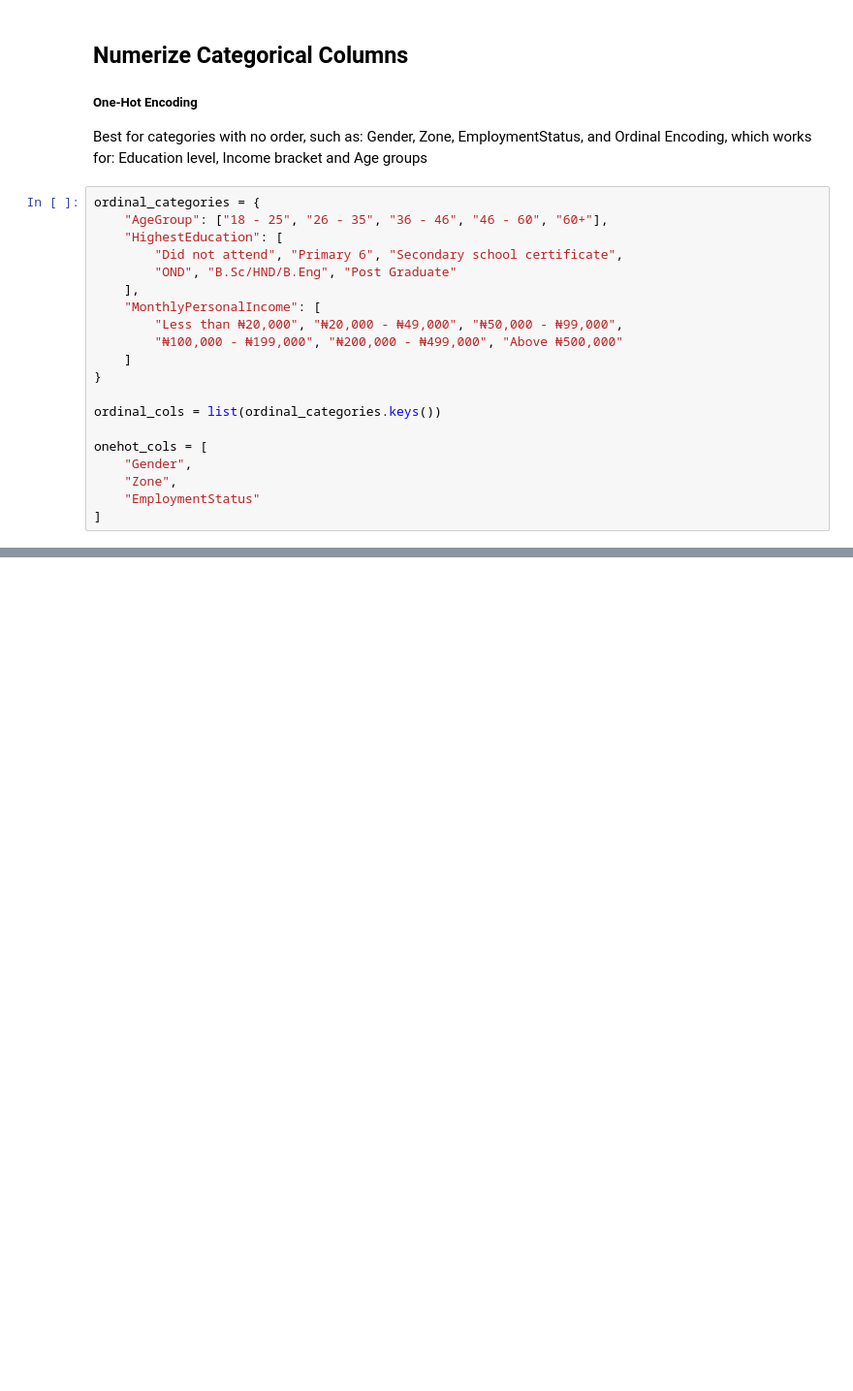
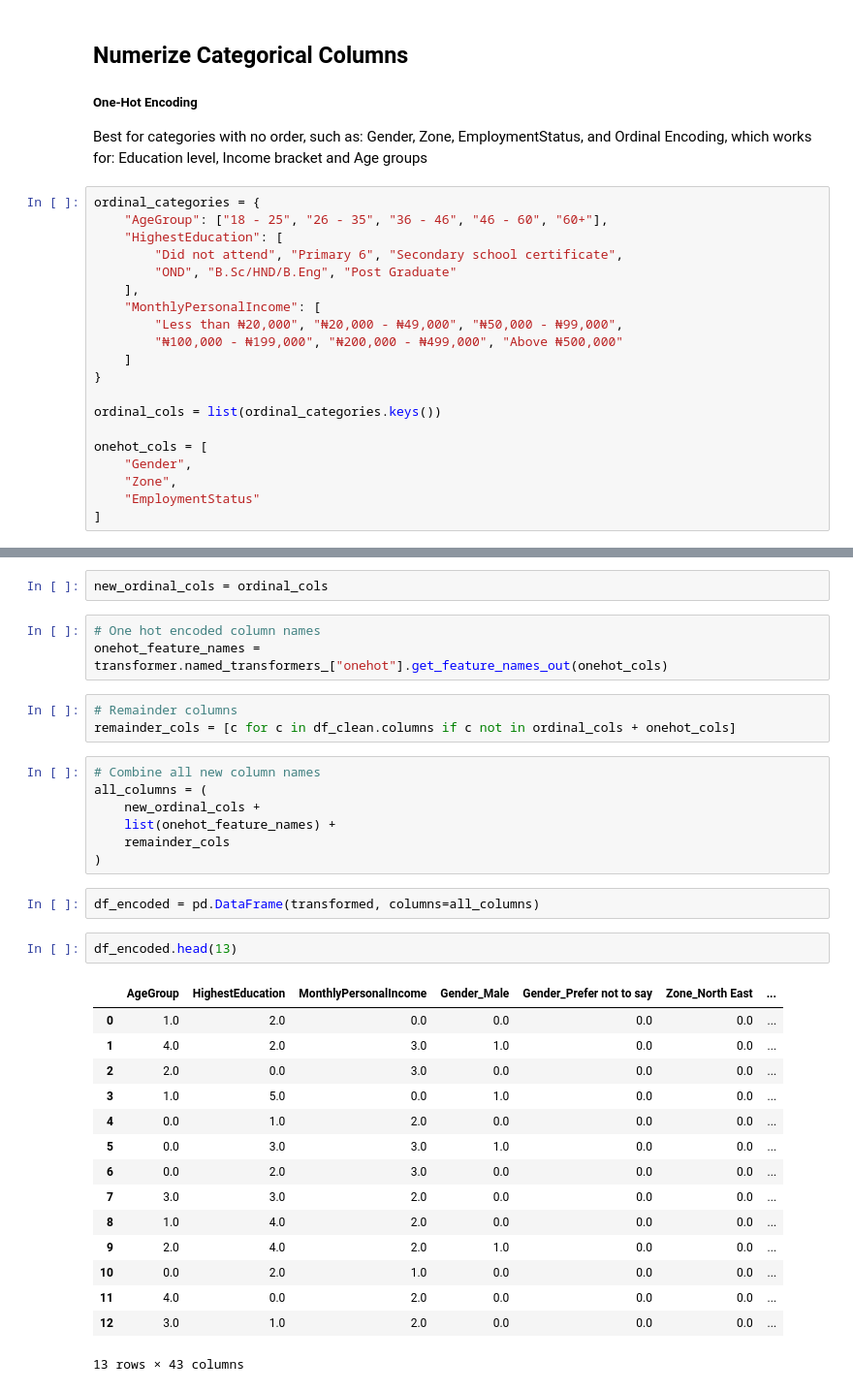
Before and after one commit to monkeyband114/Blockchaindataanalysis, a Jupyter notebook: DataCleaning_Feature_Extraction.ipynb, the cells around one changed output, grey strips where cells are left out. Shown at 97% size. Cells and saved outputs as stored; diff of their text form; blank space fills up the shorter version.

Commit message:
Changes to be committed: 	modified:   .ipynb_checkpoints/DataCleaning_Feature_Extraction-checkpoint.ipynb 	modified:   DataCleaning_Feature_Extraction.ipynb 	new file:   Nigerian_Election_Dataset.csv

```diff
--- a/DataCleaning_Feature_Extraction.ipynb
+++ b/DataCleaning_Feature_Extraction.ipynb
@@ -259,0 +253,35 @@ preprocessor = ColumnTransformer(
+# %%
+new_ordinal_cols = ordinal_cols
+# %%
+# One hot encoded column names
+onehot_feature_names = transformer.named_transformers_["onehot"].get_feature_names_out(onehot_cols)
+# %%
+# Remainder columns
+remainder_cols = [c for c in df_clean.columns if c not in ordinal_cols + onehot_cols]
+# %%
+# Combine all new column names
+all_columns = (
+    new_ordinal_cols +
+    list(onehot_feature_names) +
+    remainder_cols
+)
+# %%
+df_encoded = pd.DataFrame(transformed, columns=all_columns)
+# %%
+df_encoded.head(13)
+# %% [output]
+|  | AgeGroup | HighestEducation | MonthlyPersonalIncome | Gender_Male | Gender_Prefer not to say | Zone_North East | ... |
+| 0 | 1.0 | 2.0 | 0.0 | 0.0 | 0.0 | 0.0 | ... |
+| 1 | 4.0 | 2.0 | 3.0 | 1.0 | 0.0 | 0.0 | ... |
+| 2 | 2.0 | 0.0 | 3.0 | 0.0 | 0.0 | 0.0 | ... |
+| 3 | 1.0 | 5.0 | 0.0 | 1.0 | 0.0 | 0.0 | ... |
+| 4 | 0.0 | 1.0 | 2.0 | 0.0 | 0.0 | 0.0 | ... |
+| 5 | 0.0 | 3.0 | 3.0 | 1.0 | 0.0 | 0.0 | ... |
+| 6 | 0.0 | 2.0 | 3.0 | 0.0 | 0.0 | 0.0 | ... |
+| 7 | 3.0 | 3.0 | 2.0 | 0.0 | 0.0 | 0.0 | ... |
+| 8 | 1.0 | 4.0 | 2.0 | 0.0 | 0.0 | 0.0 | ... |
+| 9 | 2.0 | 4.0 | 2.0 | 1.0 | 0.0 | 0.0 | ... |
+| 10 | 0.0 | 2.0 | 1.0 | 0.0 | 0.0 | 0.0 | ... |
+| 11 | 4.0 | 0.0 | 2.0 | 0.0 | 0.0 | 0.0 | ... |
+| 12 | 3.0 | 1.0 | 2.0 | 0.0 | 0.0 | 0.0 | ... |
+13 rows × 43 columns
```
Also changed, not shown: parts of 8 cells of this notebook, 1 other file.
